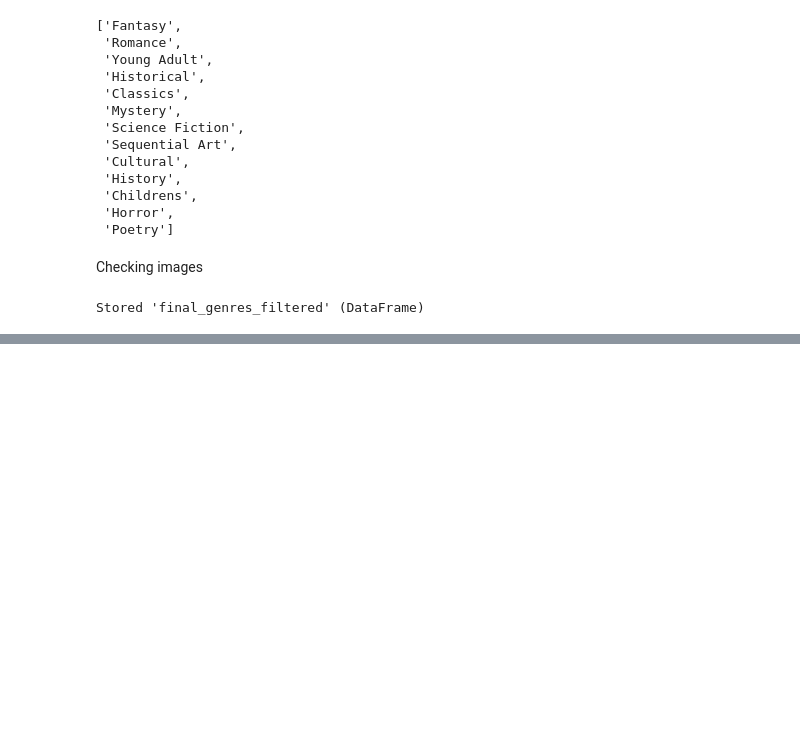
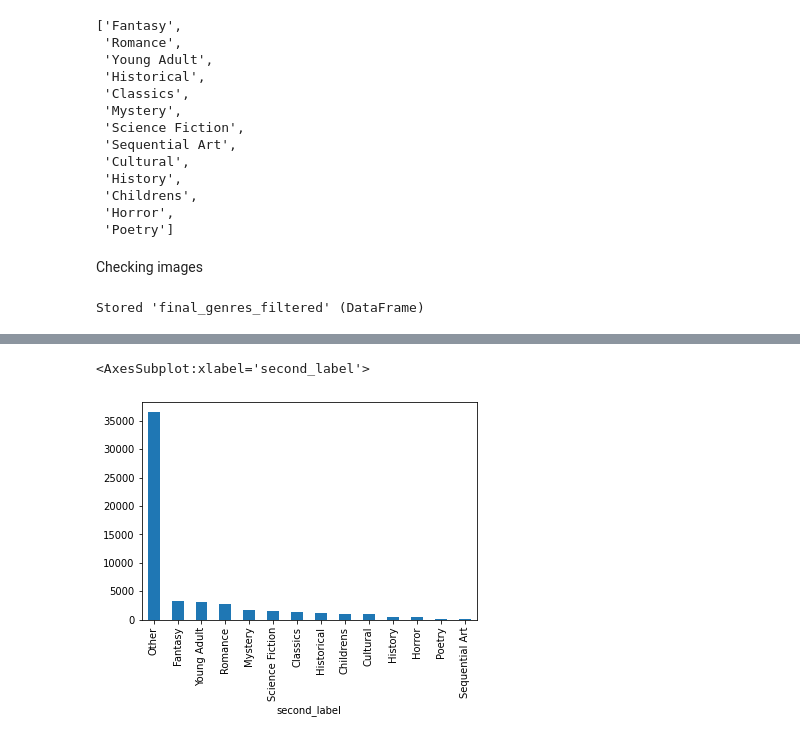
Before and after one commit to A-Istrate/80629_Project, a Jupyter notebook: ML80629_Data_preparation.ipynb, the cells around one changed output, grey strips where cells are left out. Drawn from its saved outputs; the diff is of its cells as text; code cells hidden in the pictures; blank space fills up the shorter version.

```diff
--- a/ML80629_Data_preparation.ipynb
+++ b/ML80629_Data_preparation.ipynb
@@ -189,0 +195,5 @@ Stored 'final_genres_filtered' (DataFrame)
+# %%
+final_genres_filtered.value_counts("second_label").plot.bar()
+# %% [output]
+<AxesSubplot:xlabel='second_label'>
+[figure, added]
```
Also changed, not shown: parts of 2 cells of this notebook, 2 other files.
